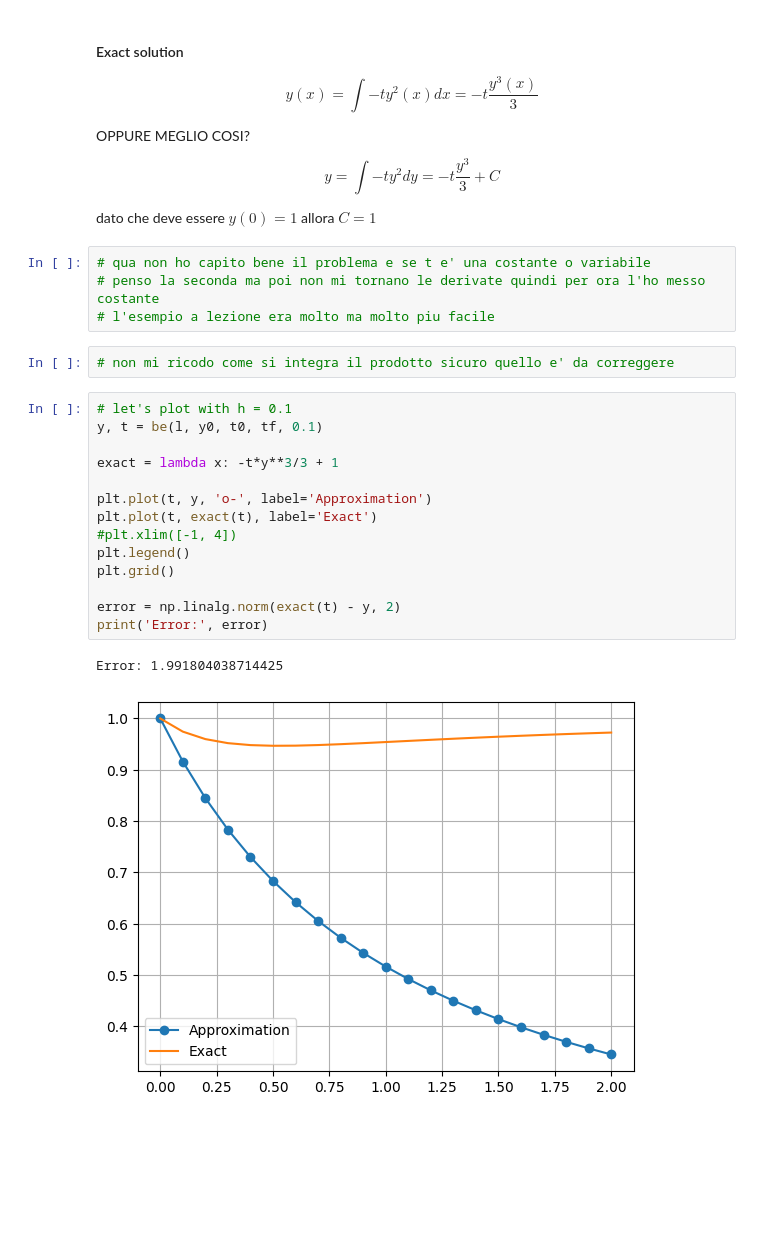
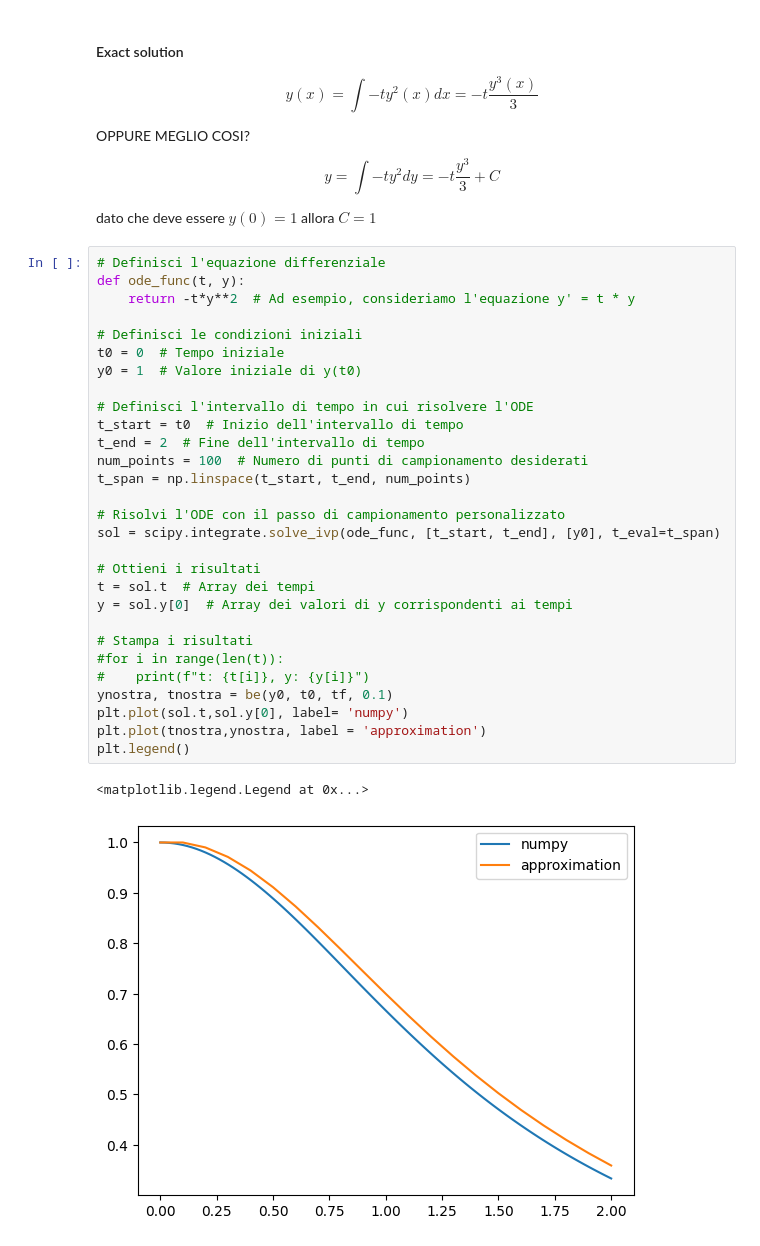
Before and after one commit to GiacomoDiFa/Progetto-MN, a Jupyter notebook: progetto_MN_Di_Fabrizio_Montanari.ipynb, the cells around one changed output. Cells and saved outputs as stored; diff of their text form; blank space fills up the shorter version.

```diff
--- a/progetto_MN_Di_Fabrizio_Montanari.ipynb
+++ b/progetto_MN_Di_Fabrizio_Montanari.ipynb
@@ -612,26 +591,35 @@ y = \int{-t y^2 dy} = -t \frac{y^3}{3} + C
 $$
 
 dato che deve essere $y(0) = 1$ allora $C = 1$
-# %%
-# qua non ho capito bene il problema e se t e' una costante o variabile
-# penso la seconda ma poi non mi tornano le derivate quindi per ora l'ho messo costante
-# l'esempio a lezione era molto ma molto piu facile
-# %%
-# non mi ricodo come si integra il prodotto sicuro quello e' da correggere
-# %%
-# let's plot with h = 0.1
-y, t = be(l, y0, t0, tf, 0.1)
-
-exact = lambda x: -t*y**3/3 + 1
-
-plt.plot(t, y, 'o-', label='Approximation')
-plt.plot(t, exact(t), label='Exact')
-#plt.xlim([-1, 4])
-plt.legend()
-plt.grid()
-
-error = np.linalg.norm(exact(t) - y, 2)
-print('Error:', error)
-# %% [output]
-Error: 1.991804038714425
-[figure, removed]
+# %%
+# Definisci l'equazione differenziale
+def ode_func(t, y):
+    return -t*y**2  # Ad esempio, consideriamo l'equazione y' = t * y
+
+# Definisci le condizioni iniziali
+t0 = 0  # Tempo iniziale
+y0 = 1  # Valore iniziale di y(t0)
+
+# Definisci l'intervallo di tempo in cui risolvere l'ODE
+t_start = t0  # Inizio dell'intervallo di tempo
+t_end = 2  # Fine dell'intervallo di tempo
+num_points = 100  # Numero di punti di campionamento desiderati
+t_span = np.linspace(t_start, t_end, num_points)
+
+# Risolvi l'ODE con il passo di campionamento personalizzato
+sol = scipy.integrate.solve_ivp(ode_func, [t_start, t_end], [y0], t_eval=t_span)
+
+# Ottieni i risultati
+t = sol.t  # Array dei tempi
+y = sol.y[0]  # Array dei valori di y corrispondenti ai tempi
+
+# Stampa i risultati
+#for i in range(len(t)):
+#    print(f"t: {t[i]}, y: {y[i]}")
+ynostra, tnostra = be(y0, t0, tf, 0.1)
+plt.plot(sol.t,sol.y[0], label= 'numpy')
+plt.plot(tnostra,ynostra, label = 'approximation')
+plt.legend()
+# %% [output]
+<matplotlib.legend.Legend at 0x...>
+[figure, added]
```
Also changed, not shown: parts of 12 cells of this notebook.
